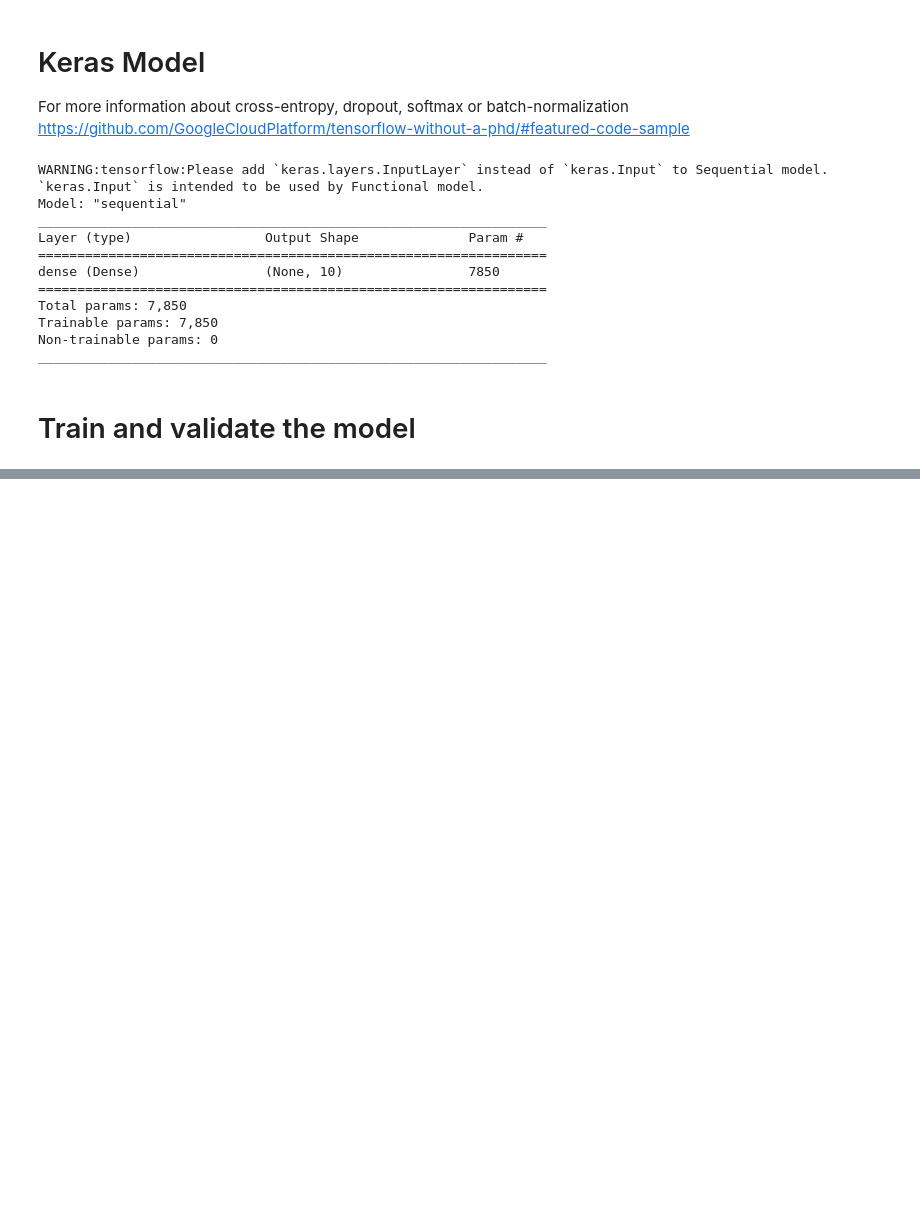
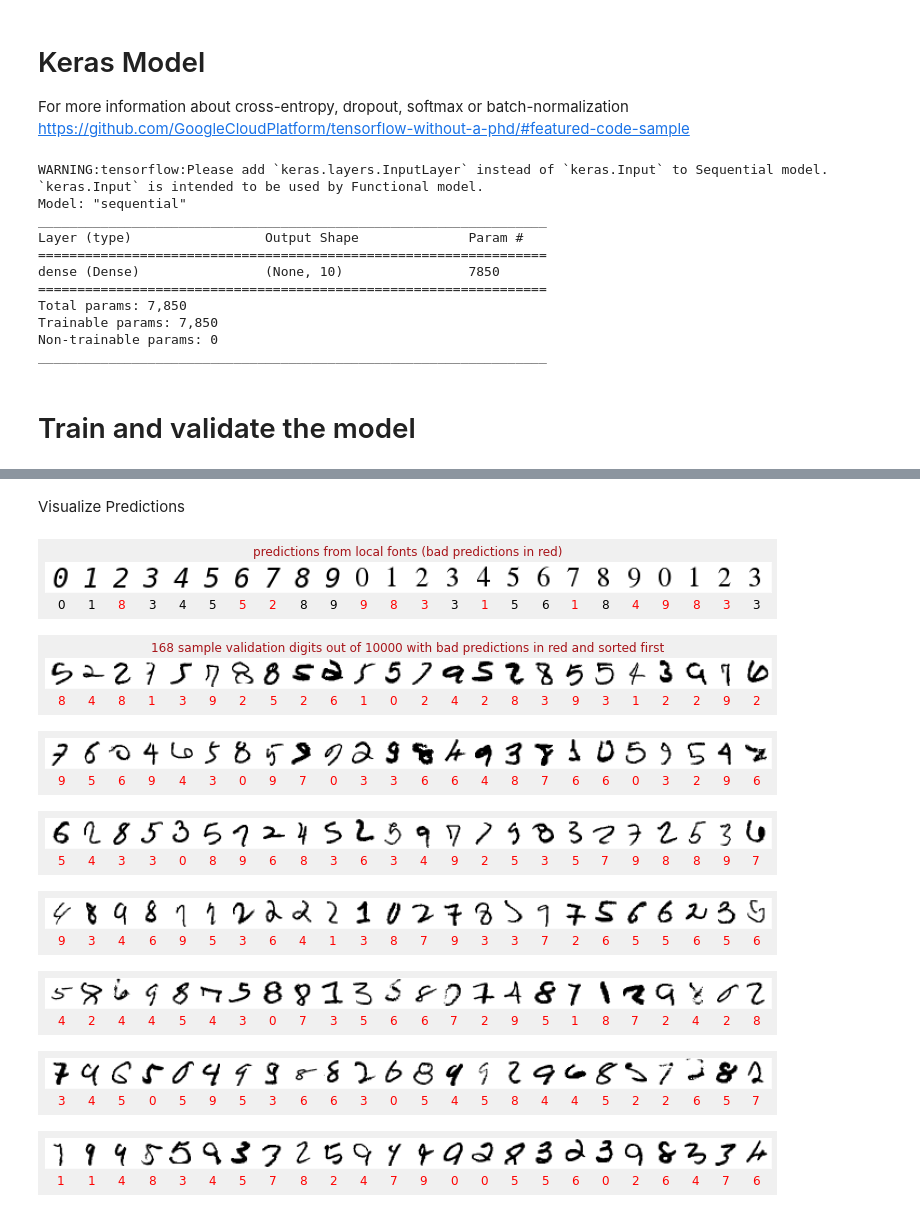
Before and after one commit to hatchdavid1/tensorflow_notes_tests, a Jupyter notebook: NN_TKDLwoPhD.ipynb, the cells around one changed output, grey strips where cells are left out. Saved outputs shown, nothing was run; the diff lists cells and outputs as text; code cells hidden in the pictures; blank space fills up the shorter version.

```diff
--- a/NN_TKDLwoPhD.ipynb
+++ b/NN_TKDLwoPhD.ipynb
@@ -279,0 +288,21 @@ _________________________________________________________________
+# %% [markdown]
+Visualize Predictions
+# %%
+# Recognize digits from local fonts
+probabilities = model.predict(font_digits, steps=1)
+predicted_labels = np.argmax(probabilities, axis = 1)
+display_digits(font_digits, predicted_labels, font_labels, 'predictions from local fonts (bad predictions in red)', N)
+
+# recognize validation digits
+probabilities = model.predict(validation_digits, steps = 1)
+predicted_labels = np.argmax(probabilities, axis = 1)
+display_top_unrecognized(validation_digits, predicted_labels, validation_labels, N, 7)
+# %% [output]
+[figure, added]
+[figure, added]
+[figure, added]
+[figure, added]
+[figure, added]
+[figure, added]
+[figure, added]
+[figure, added]
```
Also changed, not shown: parts of 1 cell of this notebook.
